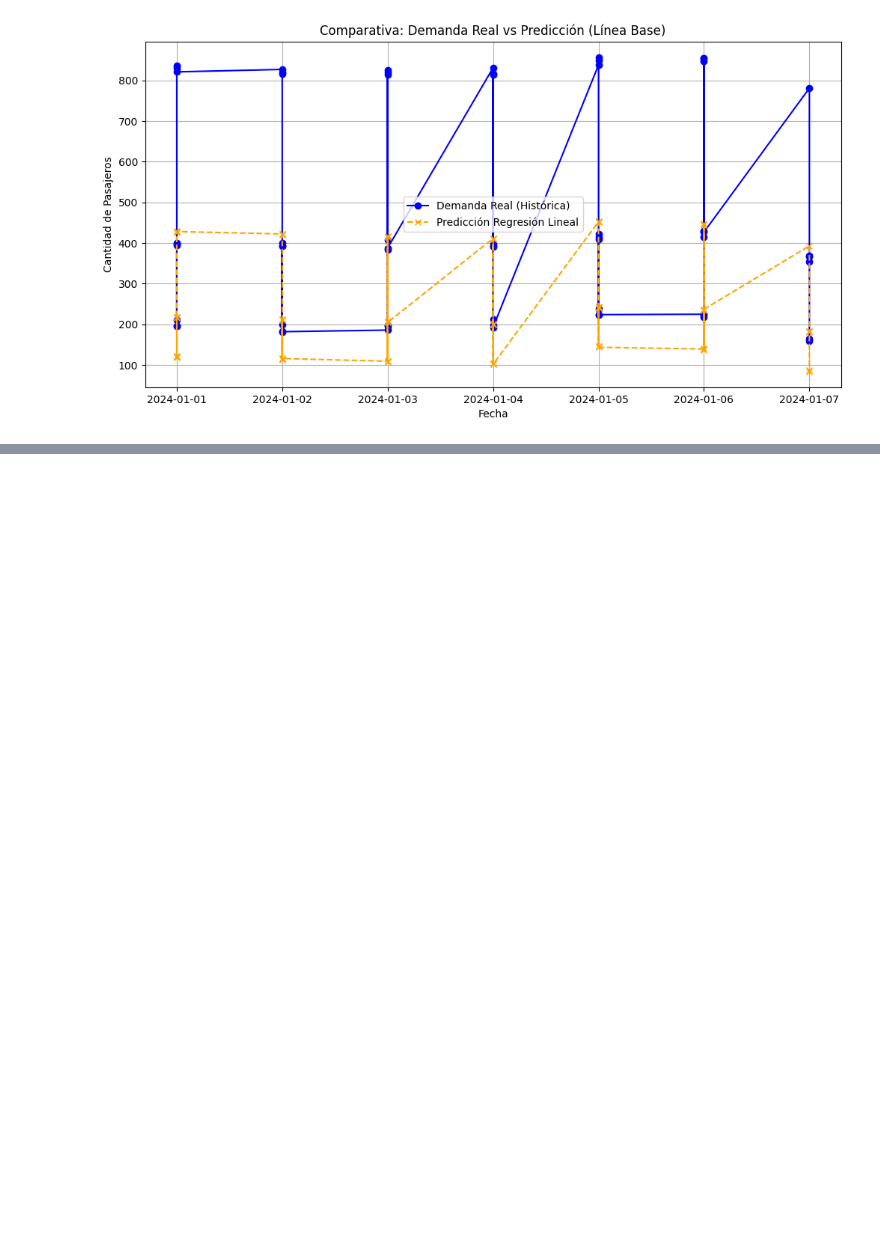
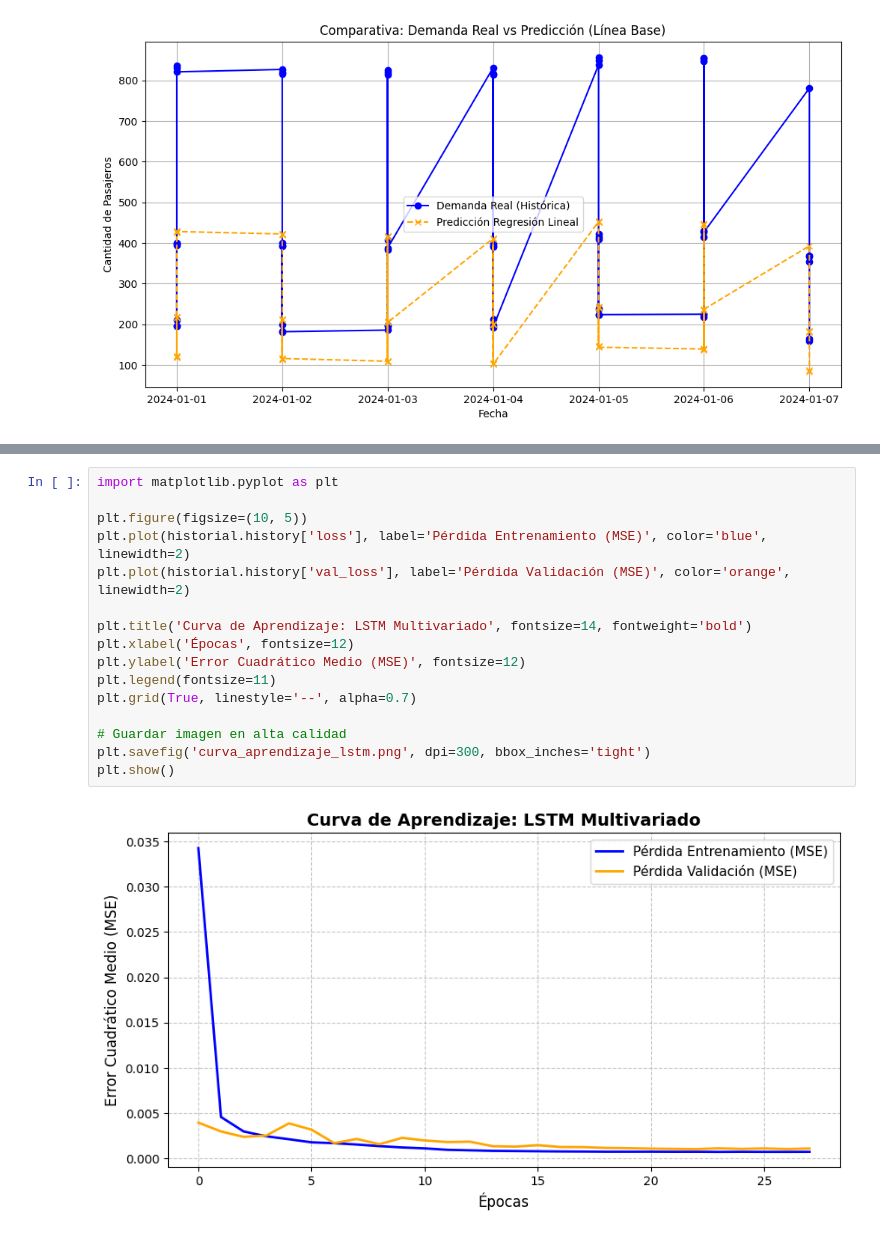
Before and after one commit to JhanuarC/RNA-Trabajo-3, a Jupyter notebook: creacion_dataset_y_regresión.ipynb, the cells around one changed output, grey strips where cells are left out. Cells and saved outputs as stored; diff of their text form; blank space fills up the shorter version.

Commit message:
Se añadio la red LSTM para la predicción de la demanda

```diff
--- a/creacion_dataset_y_regresión.ipynb
+++ b/creacion_dataset_y_regresión.ipynb
@@ -158,0 +327,18 @@ plt.show()
+# %%
+import matplotlib.pyplot as plt
+
+plt.figure(figsize=(10, 5))
+plt.plot(historial.history['loss'], label='Pérdida Entrenamiento (MSE)', color='blue', linewidth=2)
+plt.plot(historial.history['val_loss'], label='Pérdida Validación (MSE)', color='orange', linewidth=2)
+
+plt.title('Curva de Aprendizaje: LSTM Multivariado', fontsize=14, fontweight='bold')
+plt.xlabel('Épocas', fontsize=12)
+plt.ylabel('Error Cuadrático Medio (MSE)', fontsize=12)
+plt.legend(fontsize=11)
+plt.grid(True, linestyle='--', alpha=0.7)
+
+# Guardar imagen en alta calidad
+plt.savefig('curva_aprendizaje_lstm.png', dpi=300, bbox_inches='tight')
+plt.show()
+# %% [output]
+[figure, added]
```
Also changed, not shown: parts of 5 cells of this notebook.
